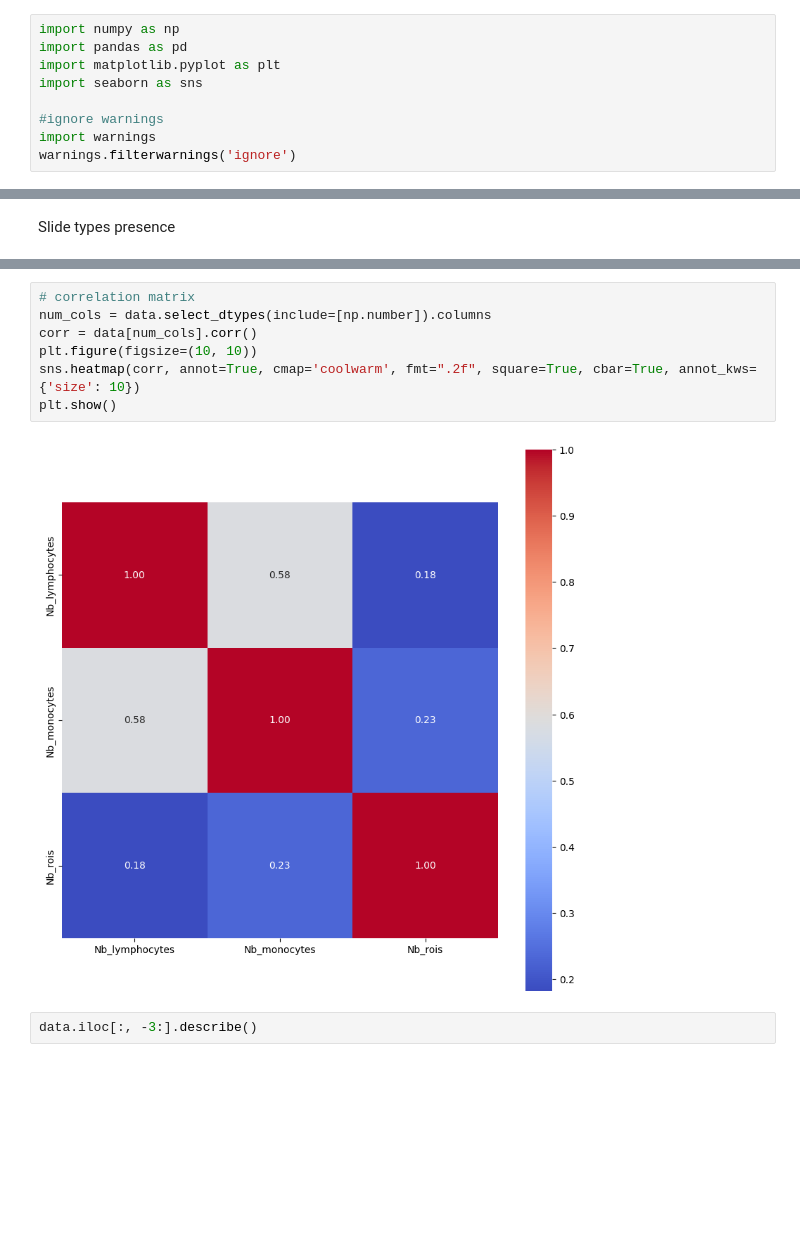
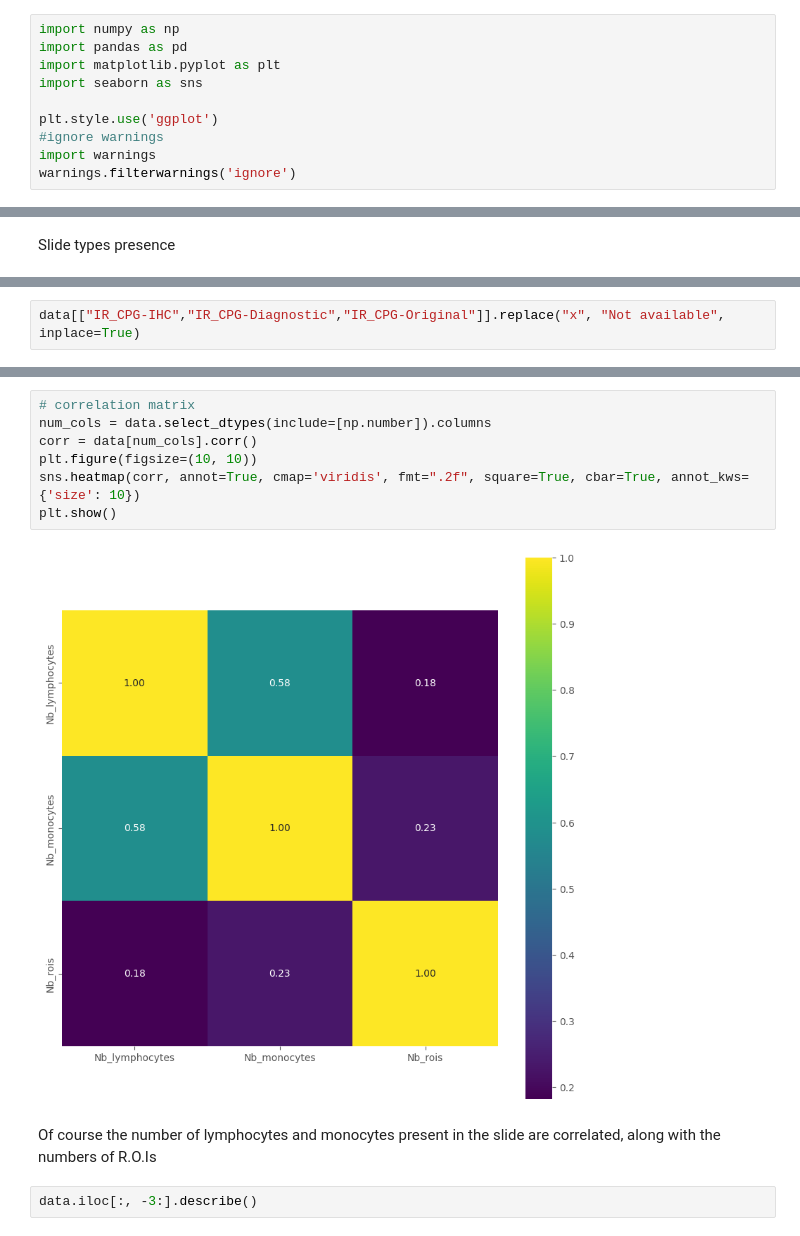
Before and after one commit to AImageLab-zip/MONKEY_challenge_ziplab, a Jupyter notebook: data_analysis/context_analisys.ipynb, the cells around one changed output, grey strips where cells are left out. Cells and saved outputs as stored; diff of their text form; blank space fills up the shorter version.

Commit message:
added graphs for dataset undestanding

```diff
--- a/data_analysis/context_analisys.ipynb
+++ b/data_analysis/context_analisys.ipynb
@@ -6,6 +8,7 @@ import pandas as pd
 import matplotlib.pyplot as plt
 import seaborn as sns
 
+plt.style.use('ggplot')
 #ignore warnings
 import warnings
 warnings.filterwarnings('ignore')
@@ -129,0 +132,2 @@ Name: count, dtype: int64
+# %%
+data[["IR_CPG-IHC","IR_CPG-Diagnostic","IR_CPG-Original"]].replace("x", "Not available", inplace=True)
@@ -135,12 +153,14 @@ plt.show()
 # %%
 # correlation matrix
 num_cols = data.select_dtypes(include=[np.number]).columns
 corr = data[num_cols].corr()
 plt.figure(figsize=(10, 10))
-sns.heatmap(corr, annot=True, cmap='coolwarm', fmt=".2f", square=True, cbar=True, annot_kws={'size': 10})
+sns.heatmap(corr, annot=True, cmap='viridis', fmt=".2f", square=True, cbar=True, annot_kws={'size': 10})
 plt.show()
 # %% [output]
-[figure, old version]
+[figure, new version]
+# %% [markdown]
+Of course the number of lymphocytes and monocytes present in the slide are correlated, along with the numbers of R.O.Is
 # %%
 data.iloc[:, -3:].describe()
 # %% [output]
```
Also changed, not shown: parts of 20 cells of this notebook.
